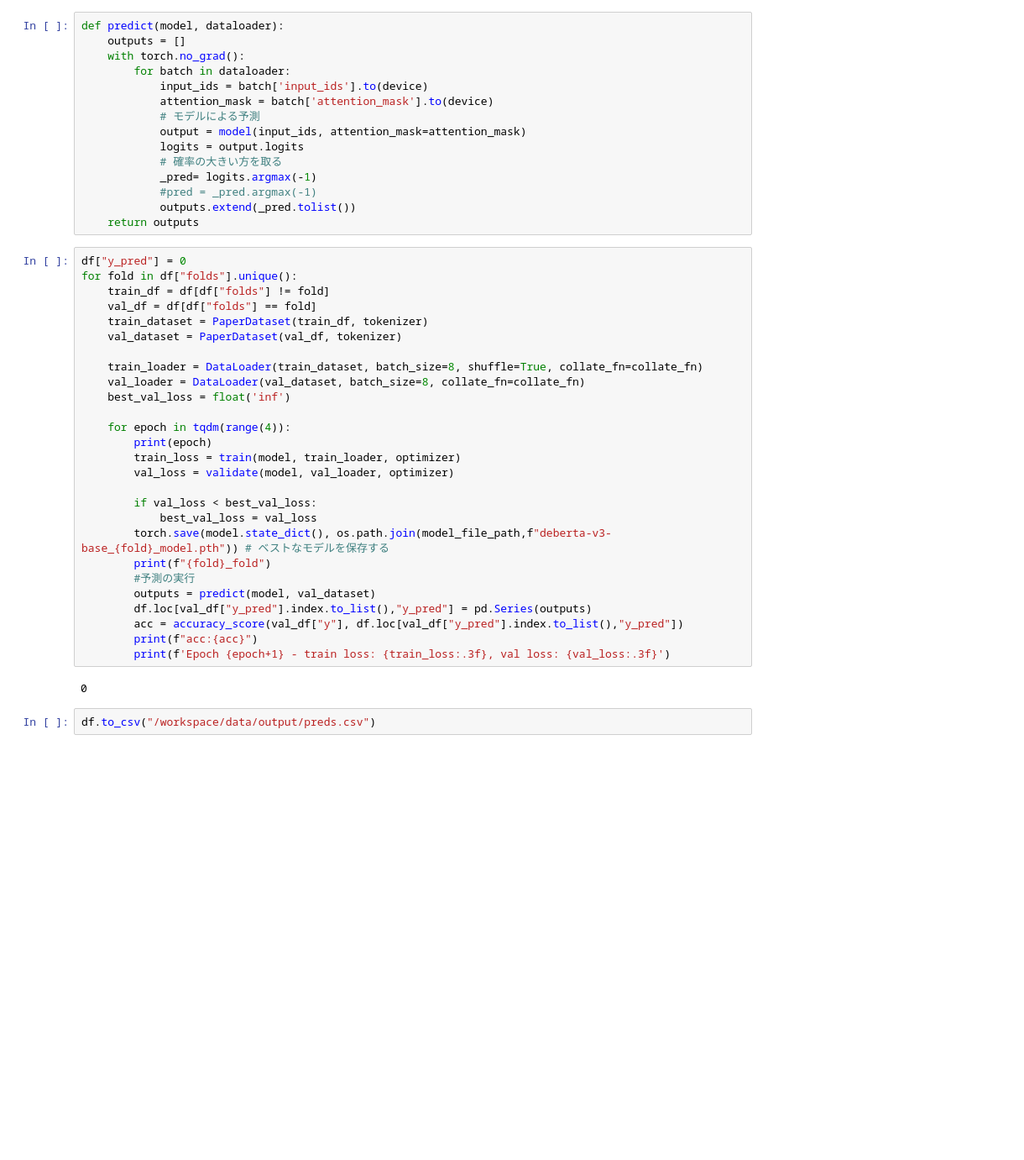
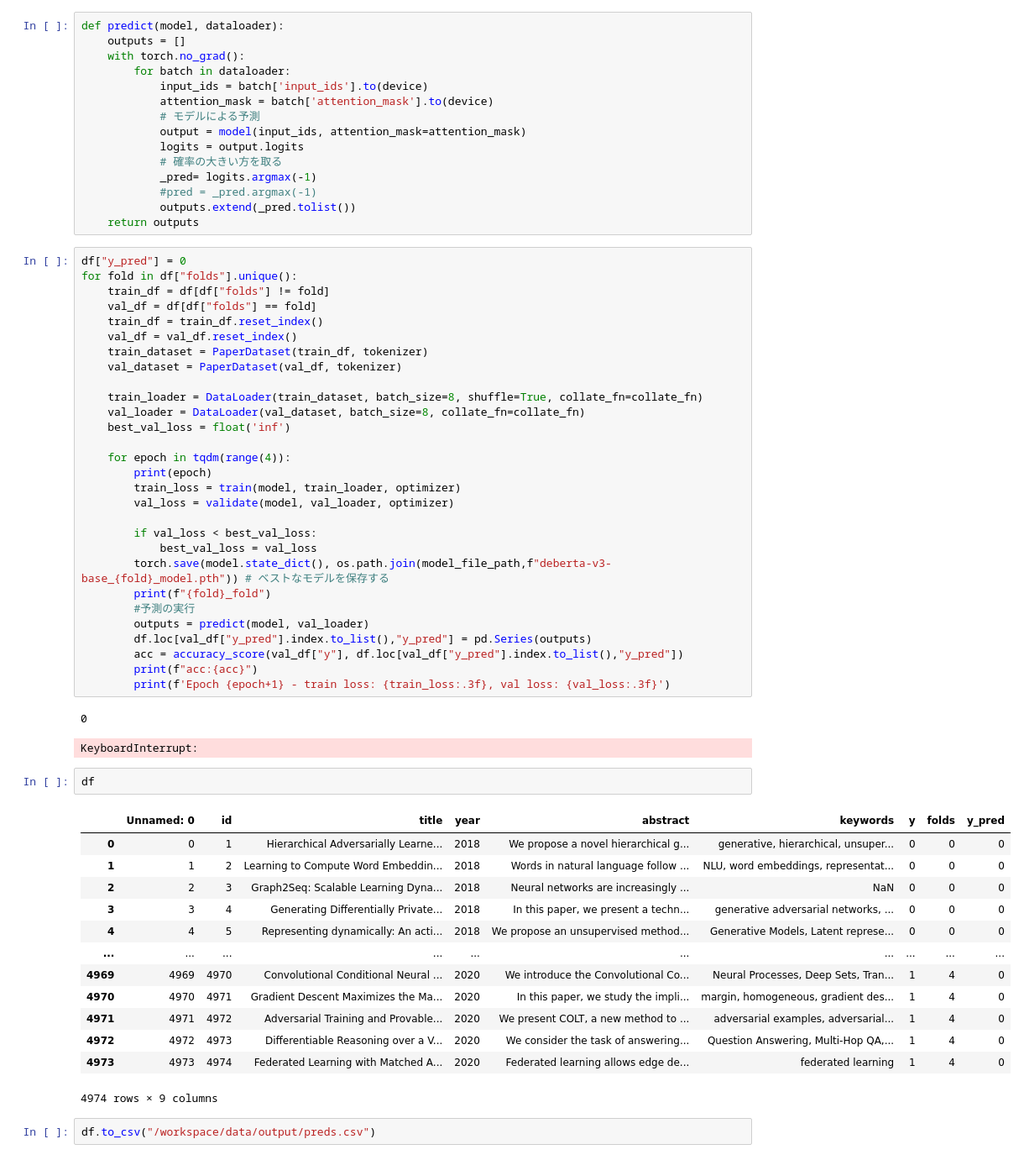
Before and after one commit to carbscountry/probspace_thisis, a Jupyter notebook: code/modeling/20230314_deberta-v3-base.ipynb, the cells around one changed output. Shown: that part at 84% size. Drawn from its saved outputs; the diff is of its cells as text; blank space fills up the shorter version.

```diff
--- a/code/modeling/20230314_deberta-v3-base.ipynb
+++ b/code/modeling/20230314_deberta-v3-base.ipynb
@@ -197,6 +198,8 @@ df["y_pred"] = 0
 for fold in df["folds"].unique():
     train_df = df[df["folds"] != fold]
     val_df = df[df["folds"] == fold]
+    train_df = train_df.reset_index()
+    val_df = val_df.reset_index()
     train_dataset = PaperDataset(train_df, tokenizer)
     val_dataset = PaperDataset(val_df, tokenizer)
 
@@ -214,13 +217,30 @@ for fold in df["folds"].unique():
         torch.save(model.state_dict(), os.path.join(model_file_path,f"deberta-v3-base_{fold}_model.pth")) # ベストなモデルを保存する
         print(f"{fold}_fold")
         #予測の実行
-        outputs = predict(model, val_dataset)
+        outputs = predict(model, val_loader)
         df.loc[val_df["y_pred"].index.to_list(),"y_pred"] = pd.Series(outputs)
         acc = accuracy_score(val_df["y"], df.loc[val_df["y_pred"].index.to_list(),"y_pred"])
         print(f"acc:{acc}")
         print(f'Epoch {epoch+1} - train loss: {train_loss:.3f}, val loss: {val_loss:.3f}')
 # %% [output]
 0
+KeyboardInterrupt:
+# %%
+df
+# %% [output]
+|  | Unnamed: 0 | id | title | year | abstract | keywords | y | folds | y_pred |
+| 0 | 0 | 1 | Hierarchical Adversarially Learne... | 2018 | We propose a novel hierarchical g... | generative, hierarchical, unsuper... | 0 | 0 | 0 |
+| 1 | 1 | 2 | Learning to Compute Word Embeddin... | 2018 | Words in natural language follow ... | NLU, word embeddings, representat... | 0 | 0 | 0 |
+| 2 | 2 | 3 | Graph2Seq: Scalable Learning Dyna... | 2018 | Neural networks are increasingly ... | NaN | 0 | 0 | 0 |
+| 3 | 3 | 4 | Generating Differentially Private... | 2018 | In this paper, we present a techn... | generative adversarial networks, ... | 0 | 0 | 0 |
+| 4 | 4 | 5 | Representing dynamically: An acti... | 2018 | We propose an unsupervised method... | Generative Models, Latent represe... | 0 | 0 | 0 |
+| ... | ... | ... | ... | ... | ... | ... | ... | ... | ... |
+| 4969 | 4969 | 4970 | Convolutional Conditional Neural ... | 2020 | We introduce the Convolutional Co... | Neural Processes, Deep Sets, Tran... | 1 | 4 | 0 |
+| 4970 | 4970 | 4971 | Gradient Descent Maximizes the Ma... | 2020 | In this paper, we study the impli... | margin, homogeneous, gradient des... | 1 | 4 | 0 |
+| 4971 | 4971 | 4972 | Adversarial Training and Provable... | 2020 | We present COLT, a new method to ... | adversarial examples, adversarial... | 1 | 4 | 0 |
+| 4972 | 4972 | 4973 | Differentiable Reasoning over a V... | 2020 | We consider the task of answering... | Question Answering, Multi-Hop QA,... | 1 | 4 | 0 |
+| 4973 | 4973 | 4974 | Federated Learning with Matched A... | 2020 | Federated learning allows edge de... | federated learning | 1 | 4 | 0 |
+4974 rows × 9 columns
 # %%
 df.to_csv("/workspace/data/output/preds.csv")
 # %%
```
Also changed, not shown: parts of 1 cell of this notebook.
